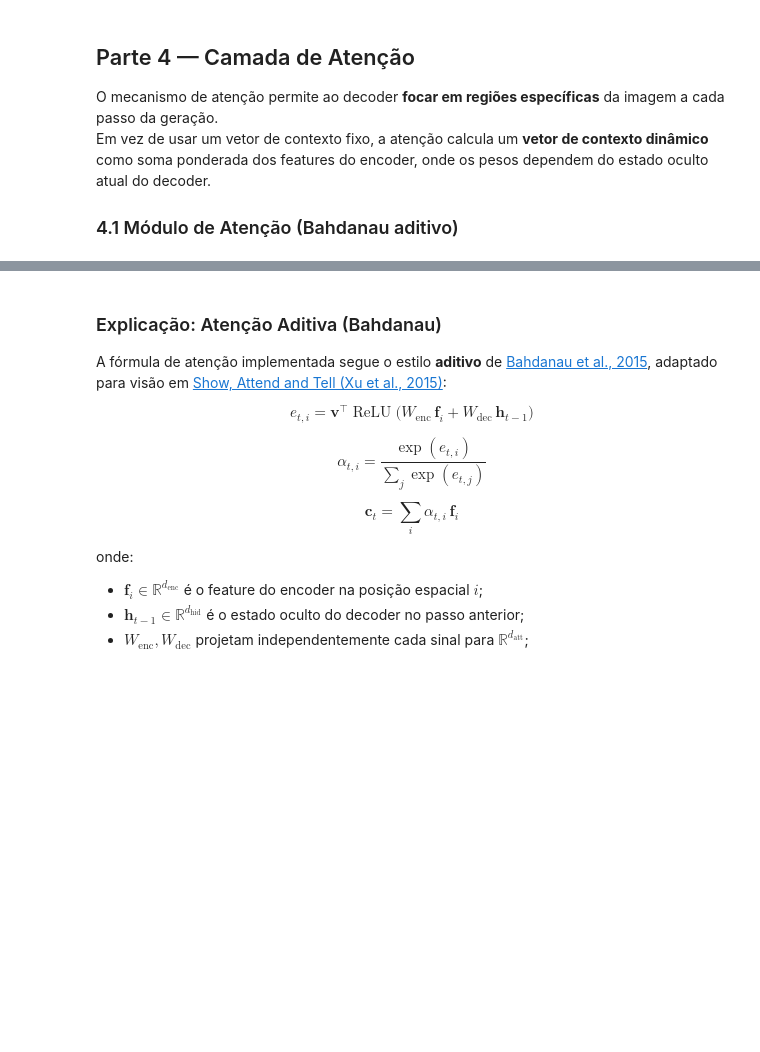
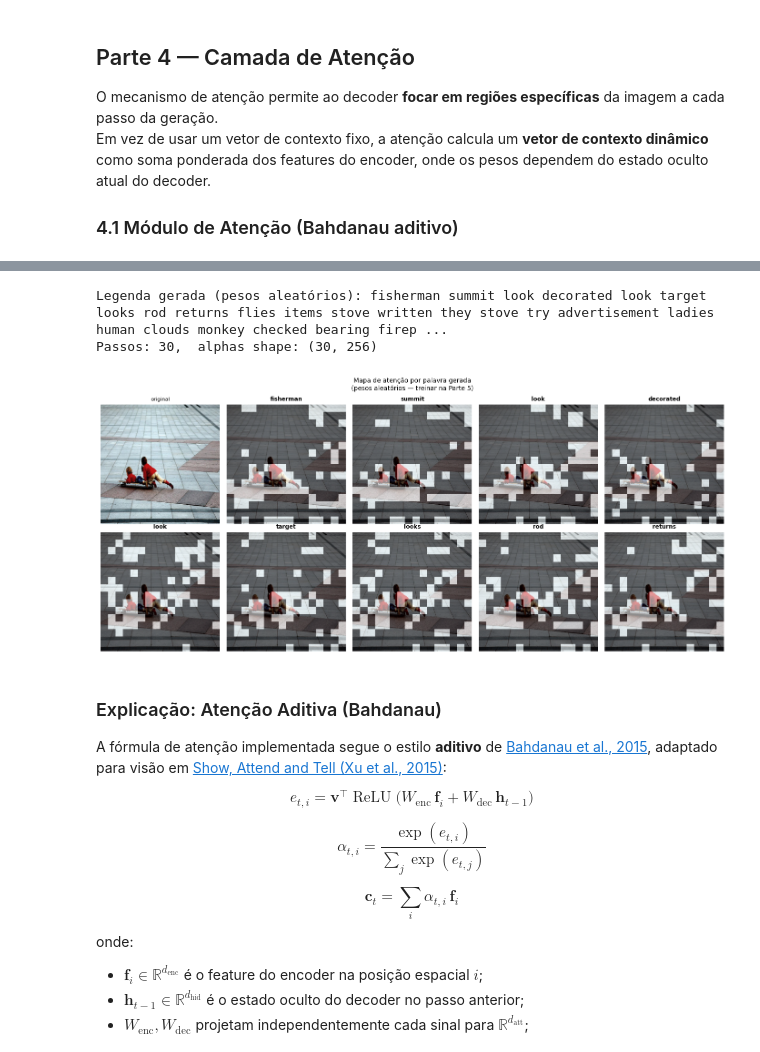
Before and after one commit to biaanuness/machine_learning2, a Jupyter notebook: trabalho_2/image_captioning.ipynb, the cells around one changed output, grey strips where cells are left out. Drawn from its saved outputs; the diff is of its cells as text; code cells hidden in the pictures; blank space fills up the shorter version.

```diff
--- a/trabalho_2/image_captioning.ipynb
+++ b/trabalho_2/image_captioning.ipynb
@@ -1034,6 +1081,54 @@ from PIL import Image
 # ── Inferência greedy com atenção ────────────────────────────────────────────
 
 def greedy_caption_with_attention(encoder, decoder, attention, img_tensor, max_len=30):
+
+   # 1. modo eval
+   encoder.eval()
+   decoder.eval()
+   attention.eval()
+
+   words = []
+   alphas = []
+
+   with torch.no_grad():
+    #2. encode imagem
+    enc_feats = encoder(img_tensor.unsqueeze(0).to(DEVICE)) # (1, num_pixels, encoder_dim)
+
+    #3. inicializa os estados da LSTM
+    hs, cs = decoder._init_hidden(enc_feats)
+
+    #4.
+    word_idx = torch.tensor([SOS_IDX], device=DEVICE)
+
+    for _ in range(max_len):
+
+       emb = decoder.embedding(word_idx)
+
+       context, alpha = attention(enc_feats, hs[-1])
+
+       x = torch.cat([emb, context], dim=1).unsqueeze(1)
+
+       out, (hs, cs) = decoder.lstm(x, (hs, cs))
+
+       word_idx = decoder.fc_out(out.squeeze(1)).argmax(dim=1)
+
+       pred = word_idx.item()
+
+       if pred == EOS_IDX:
+          break
+
+       if pred != UNK_IDX:
+          words.append(idx2word[pred])
+          alphas.append(alpha.squeeze(0).cpu().numpy())
+
+    if len(alphas) > 0:
+       alphas = np.stack(alphas)
+    else:
+       alphas = np.zeros((1, enc_feats.size(1)))
+
+    return words, alphas
+
+
     """
     Greedy search sem teacher forcing.
     Retorna:
@@ -1078,33 +1173,37 @@ n_cols = 5
 n_rows = math.ceil((n_show + 1) / n_cols)
 
 fig, axes = plt.subplots(n_rows, n_cols, figsize=(2.8 * n_cols, 3.2 * n_rows))
 axes = axes.flatten()
 
 img_np = unnorm(_img_tensor).permute(1, 2, 0).clamp(0, 1).numpy()
 
 axes[0].imshow(img_np)
 axes[0].set_title('original', fontsize=8)
 axes[0].axis('off')
 
 for i in range(n_show):
     ax        = axes[i + 1]
     alpha_map = alphas[i].reshape(side, side)
     alpha_up  = np.array(
         Image.fromarray((alpha_map * 255).astype(np.uint8)).resize(
             (IMG_SIZE, IMG_SIZE), Image.BILINEAR
         )
     ) / 255.0
     ax.imshow(img_np)
     ax.imshow(alpha_up, cmap='hot', alpha=0.55)
     ax.set_title(words[i], fontsize=9, fontweight='bold')
     ax.axis('off')
 
 for ax in axes[n_show + 1:]:
     ax.axis('off')
 
 plt.suptitle('Mapa de atenção por palavra gerada\n(pesos aleatórios — treinar na Parte 5)', fontsize=10)
 plt.tight_layout()
 plt.show()
+# %% [output]
+Legenda gerada (pesos aleatórios): fisherman summit look decorated look target looks rod returns flies items stove written they stove try advertisement ladies human clouds monkey checked bearing firep ...
+Passos: 30,  alphas shape: (30, 256)
+[figure, added]
 # %% [markdown]
 ### Explicação: Atenção Aditiva (Bahdanau)
 
```
Also changed, not shown: parts of 7 cells of this notebook.
